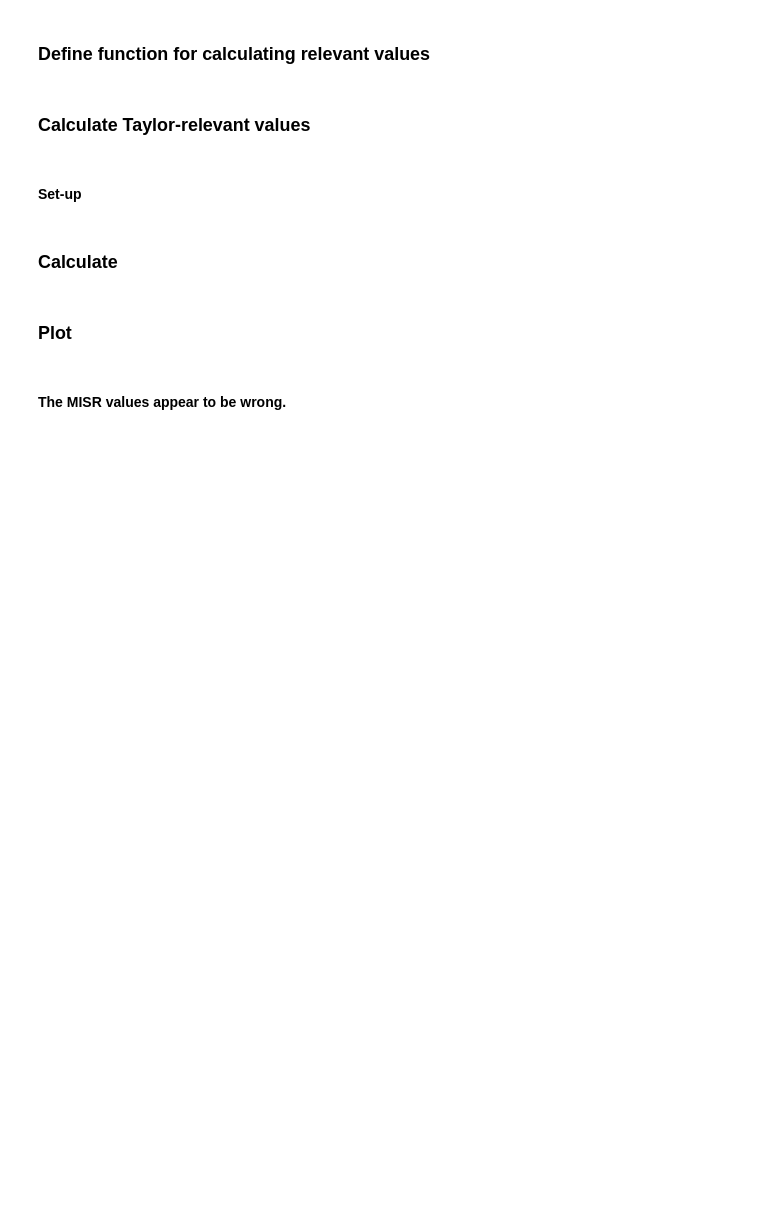
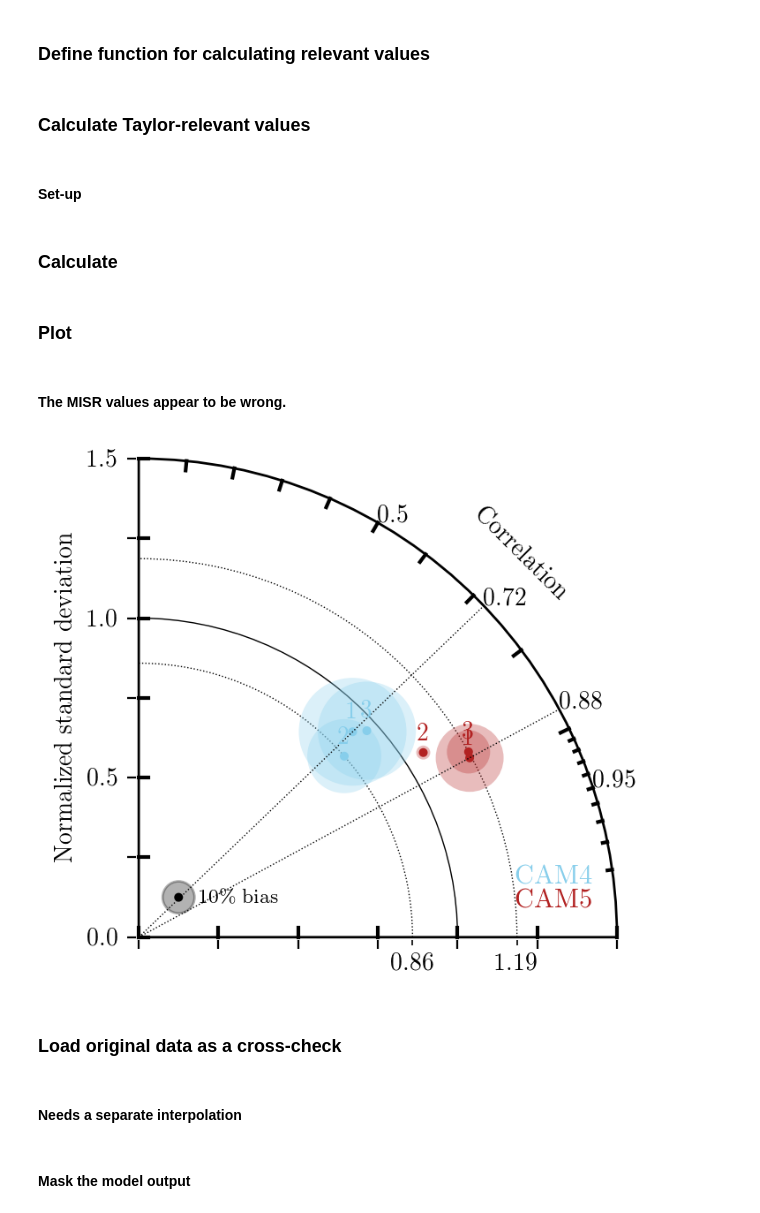
Before and after one commit to jshaw35/CESM2_analysis, a Jupyter notebook: CESM2_COSP/taylor_plots/taylor_panel2.ipynb, the cells around one changed output. Drawn from its saved outputs; the diff is of its cells as text; code cells hidden in the pictures; blank space fills up the shorter version.

```diff
--- a/CESM2_COSP/taylor_plots/taylor_panel2.ipynb
+++ b/CESM2_COSP/taylor_plots/taylor_panel2.ipynb
@@ -393,3 +391,68 @@ mpl.rcParams['text.usetex'] = True
 ### Plot
 # %% [markdown]
 #### The MISR values appear to be wrong.
+# %%
+mpl.rcParams['font.family'] = 'serif'
+mpl.rcParams['font.size'] = 10
+mpl.rcParams['text.usetex'] = True
+
+figure = plt.figure(figsize=(8,8))
+figure.set_dpi(200)
+testcolors = ('SkyBlue','Firebrick')
+
+ax = figure.add_subplot(2,2,1,frameon=False)
+
+taylor_diagram = taylor.Taylor_diagram(
+        ax,cc,ratio,bias,
+        casecolors=testcolors,
+        varlabels=range(1,len(varnames)+1),
+        )
+
+# Reference bias bubbles, wut is this?
+ref_bias = 0.1 # This is a 10% bias reference bubble in the lower-left corner
+yloc = 0.05*taylor_diagram.xymax + ref_bias/2.0
+xloc = 0.05*taylor_diagram.xymax + ref_bias/2.0
+circle = patches.Circle(
+        (xloc,yloc),ref_bias/2.0,
+        color="black",
+        alpha=0.30,
+    )
+ax.add_patch(circle)
+
+# Reference bias bubble points - centered at the reference bubble
+circle = patches.Circle(
+        (xloc,yloc),0.01,
+        color="black",
+    )
+ax.add_patch(circle)
+
+# Reference bias text
+ax.text(
+        xloc+ref_bias/2.0 + 0.01*taylor_diagram.xymax,yloc,
+        "%.0f%s bias"%(ref_bias*100,r"\%"),
+        color="Black",
+        fontsize=8,
+        horizontalalignment="left",
+        verticalalignment="center"
+    )
+
+# Case labels
+xloc = taylor_diagram.xymax*0.95
+yloc = taylor_diagram.xymax*0.05
+dy = taylor_diagram.xymax*0.05
+for itest,testname in enumerate(testnames[::-1]):
+    ax.text(
+            xloc,yloc+itest*dy, # place these just above the dots
+            testname,
+            color=testcolors[::-1][itest],
+            fontsize=11,
+            horizontalalignment="right",
+            verticalalignment="bottom",
+#             fontweight='bold', # doesn't do anything
+        )
+
+mpl.rcParams['text.usetex'] = False # reset so as not to mess up other plotting
+# %% [output]
+[figure, added]
+# %% [markdown]
+### Load original data as a cross-check
@@ -395,0 +470,2 @@ mpl.rcParams['text.usetex'] = True
+# %% [markdown]
+#### Needs a separate interpolation
@@ -395,0 +476,2 @@ mpl.rcParams['text.usetex'] = True
+# %% [markdown]
+#### Mask the model output
```
Also changed, not shown: parts of 29 cells of this notebook, 19 other files.
